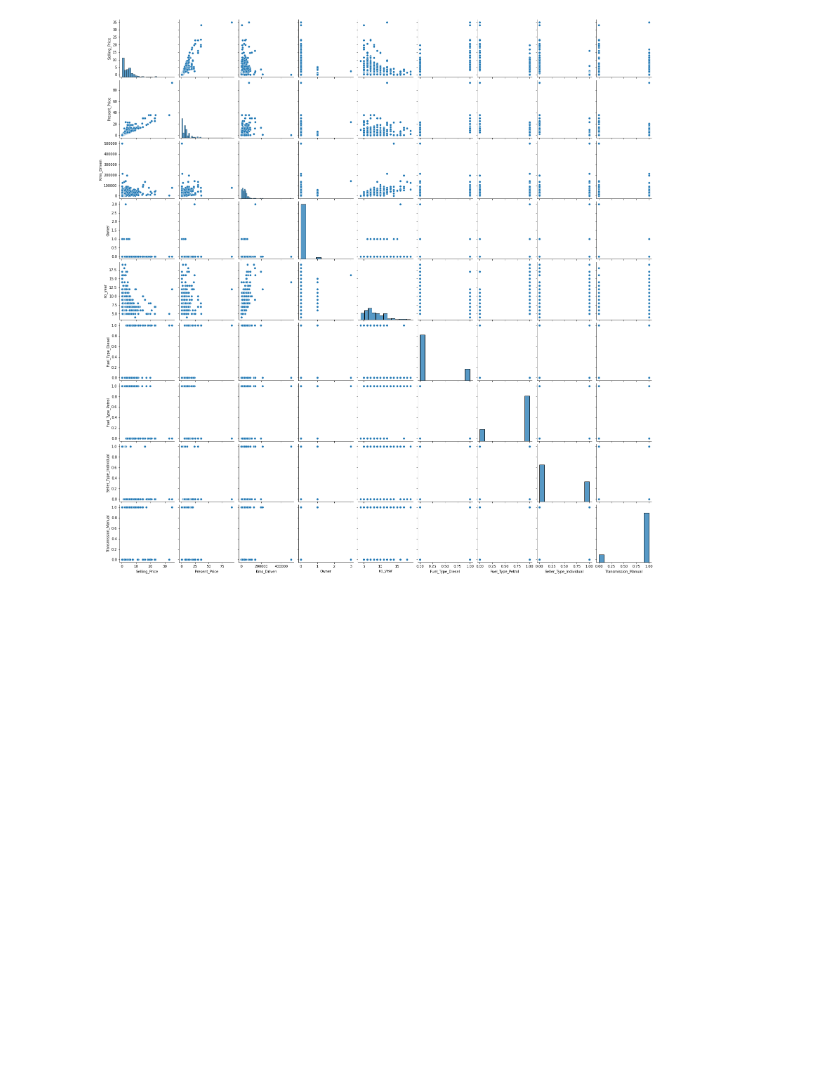
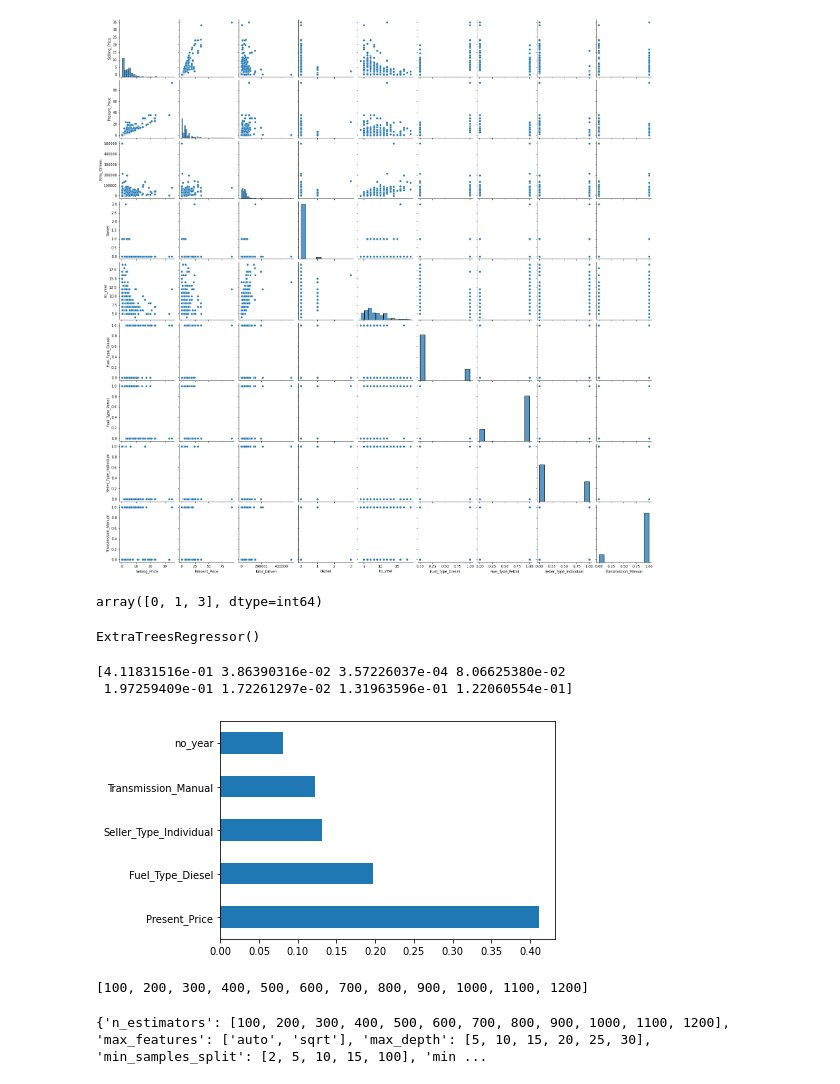
Before and after one commit to KonechyJ/ML_Price_Estimator, a Jupyter notebook: car_prediction.ipynb, the cells around one changed output. Cells and saved outputs as stored; diff of their text form; code cells hidden in the pictures; blank space fills up the shorter version.

Commit message:
adding model

```diff
--- a/car_prediction.ipynb
+++ b/car_prediction.ipynb
@@ -66,7 +76,5 @@ df['no_year'] = 2022 - df['Year']
 # %%
 # dropping features that are not required
-df.drop('Car_Name', axis=1, inplace=True)
-df.drop('Current_Year', axis=1, inplace=True)
 df.drop('Year', axis=1, inplace=True)
 # %%
 
@@ -106,0 +113,28 @@ sns.pairplot(df)
+# %%
+# Feature Importance
+X=df.iloc[:,1:]
+y=df.iloc[:,0]
+# %%
+X['Owner'].unique()
+# %% [output]
+array([0, 1, 3], dtype=int64)
+# %%
+# feature importance
+from sklearn.ensemble import ExtraTreesRegressor
+import matplotlib.pyplot as plt
+model = ExtraTreesRegressor()
+model.fit(X,y)
+# %% [output]
+ExtraTreesRegressor()
+# %%
+print(model.feature_importances_)
+# %% [output]
+[4.11831516e-01 3.86390316e-02 3.57226037e-04 8.06625380e-02
+ 1.97259409e-01 1.72261297e-02 1.31963596e-01 1.22060554e-01]
+# %%
+#plot graph of feature importances for better visualization
+feat_importances = pd.Series(model.feature_importances_, index=X.columns)
+feat_importances.nlargest(5).plot(kind='barh')
+plt.show()
+# %% [output]
+[figure, added]
@@ -106,0 +145,7 @@ sns.pairplot(df)
+# %%
+from sklearn.ensemble import RandomForestRegressor
+regressor=RandomForestRegressor()
+n_estimators = [int(x) for x in np.linspace(start = 100, stop = 1200, num = 12)]
+print(n_estimators)
+# %% [output]
+[100, 200, 300, 400, 500, 600, 700, 800, 900, 1000, 1100, 1200]
@@ -106,0 +167,11 @@ sns.pairplot(df)
+# %%
+# Create the random grid
+random_grid = {'n_estimators': n_estimators,
+               'max_features': max_features,
+               'max_depth': max_depth,
+               'min_samples_split': min_samples_split,
+               'min_samples_leaf': min_samples_leaf}
+
+print(random_grid)
+# %% [output]
+{'n_estimators': [100, 200, 300, 400, 500, 600, 700, 800, 900, 1000, 1100, 1200], 'max_features': ['auto', 'sqrt'], 'max_depth': [5, 10, 15, 20, 25, 30], 'min_samples_split': [2, 5, 10, 15, 100], 'min ...
```
Also changed, not shown: parts of 7 cells of this notebook.
